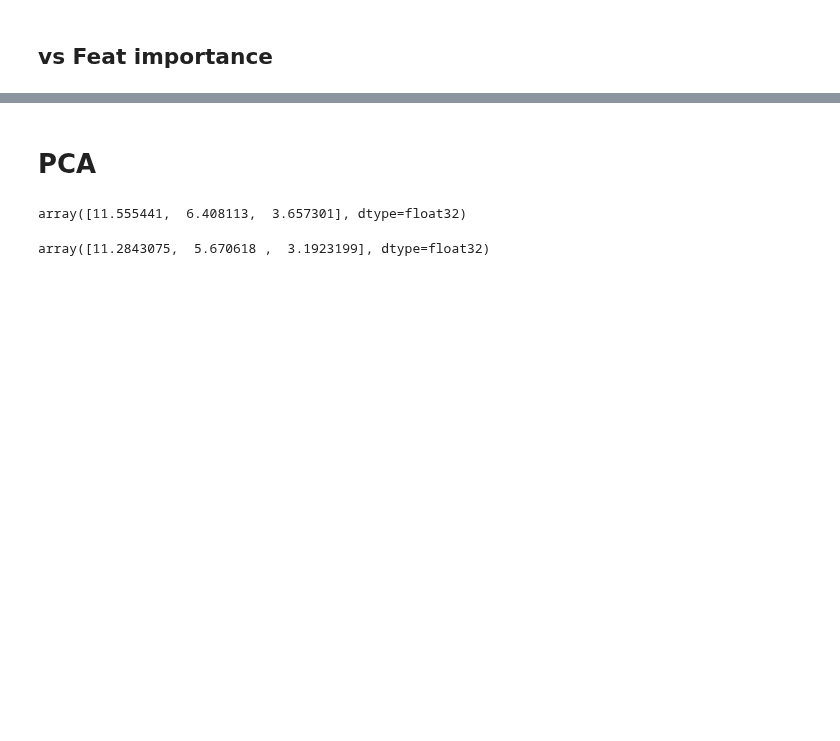
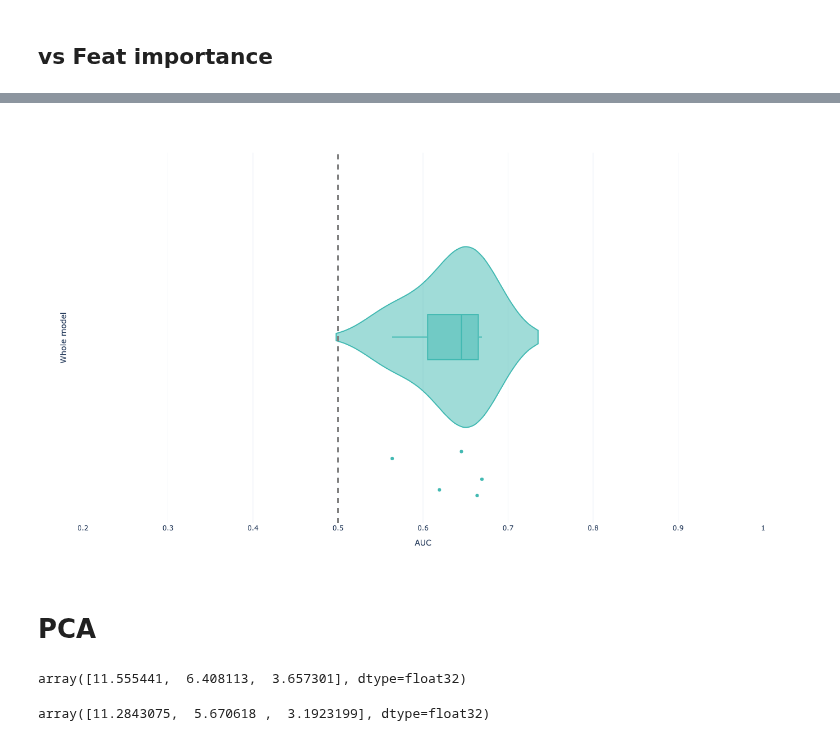
Before and after one commit to Nicobruno92/mw_markers_project, a Jupyter notebook: plots.ipynb, the cells around one changed output, grey strips where cells are left out. Saved outputs shown, nothing was run; the diff lists cells and outputs as text; code cells hidden in the pictures; blank space fills up the shorter version.

```diff
--- a/plots.ipynb
+++ b/plots.ipynb
@@ -1191,3 +1387,22 @@ fig.show()
+# %%
+fig =px.violin(df_forest_mw, x = 'auc', box = True, points = 'all',template = "plotly_white", color_discrete_sequence = [lblue], labels = {'auc': 'AUC'})
+fig.add_vline(x=0.5, line_width=3, line_dash="dash", line_color="grey")
+
+fig.update_layout(
+#     title = f'Mean AUC = {df_forest_mw.auc.mean()}',
+    autosize=False,
+    width=800,
+    height=800,
+    yaxis = {'title': 'Whole model',
+            'showticklabels': True,
+            'tickmode': 'linear',},
+    xaxis ={
+             'range':[0.2, 1]
+        }
+)
+fig.show()
+# %% [output]
+[figure, added]
 # %% [markdown]
 # PCA
 # %%
```
Also changed, not shown: parts of 16 cells of this notebook, 57 other files.
